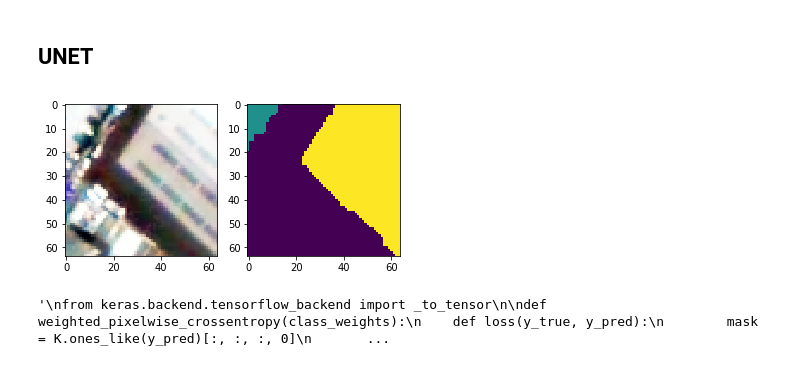
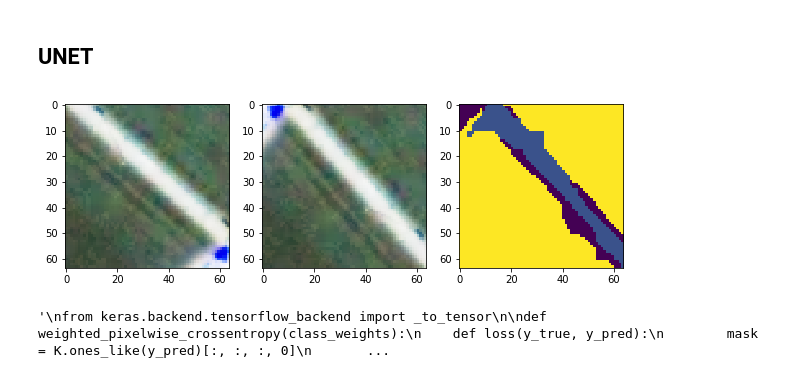
Before and after one commit to CyrilWendl/SIE-Master, a Jupyter notebook: Zurich/Zurich Land Cover Classification.ipynb, the cells around one changed output. Drawn from its saved outputs; the diff is of its cells as text; code cells hidden in the pictures.

Commit message:
Added more data to the training and testing set

```diff
--- a/Zurich/Zurich Land Cover Classification.ipynb
+++ b/Zurich/Zurich Land Cover Classification.ipynb
@@ -293,8 +286,8 @@ Using TensorFlow backend.
 # %%
-#x_train_im, x_test_im, y_train_labels_im, y_test_labels_im  = train_test_split(im_patches, gt_patches, test_size=.2, random_state = 42)
+x_train_im, x_test_im, y_train_labels_im, y_test_labels_im  = train_test_split(im_patches, gt_patches, test_size=.2, random_state = 42)
 
-#x_train_im, x_val_im, y_train_labels_im, y_val_labels_im  = train_test_split(x_train_im, y_train_labels_im, test_size=.25, random_state = 42)
-x_train_im, x_val_im, y_train_labels_im, y_val_labels_im  = train_test_split(im_patches, gt_patches, test_size=.25, random_state = 42)
+x_train_im, x_val_im, y_train_labels_im, y_val_labels_im  = train_test_split(x_train_im, y_train_labels_im, test_size=.25, random_state = 42)
+#x_train_im, x_val_im, y_train_labels_im, y_val_labels_im  = train_test_split(im_patches, gt_patches, test_size=.25, random_state = 42)
 
 labels_unique = np.unique(y_train_labels_im.flatten())
 print(labels_unique)
@@ -424,11 +402,10 @@ callback_lr = ReduceLROnPlateau(monitor='val_loss', factor=0.5, patience=12, ver
 
 callback_tensorboard = TensorBoard(log_dir='./Graph', histogram_freq=0, write_graph=True, write_images=True)
 # %%
-from skimage import transform
 import numpy as np
 
 
-def augment_images_and_gt(im_patches, gt_patches, normalize=False, rf_h=True, rf_v=True, rot=True, mode='symmetric'):
+def augment_images_and_gt(im_patches, gt_patches, normalize=False, rf_h=True, rf_v=True, rot=True, jitter=False):
     """
     :param im_patches: Image to transform
     :param gt_patches: Ground truth to transform
@@ -437,25 +414,25 @@ def augment_images_and_gt(im_patches, gt_patches, normalize=False, rf_h=True, rf
     :param rf_h: Random horizontal flipping (default: True)
     :param rf_v: Random vertica flipping (default: True)
     :param rot: Randomly rotate image by 0, 90, 180 or 270 degrees (default: True)
-    :param mode: Mode for reflection {‘constant’, ‘edge’, ‘symmetric’, ‘reflect’, ‘wrap’}
+    :param jitter: Add random noise in N(0,0.01) to image
     :return: augmented image and ground truth
     """
 
     im_patches_t = []  # transformed images
     gt_patches_t = []  # transformed labels
     #  normalize image between range (0,1)
-    if len(np.shape(im_patches_t))<3:
+    if len(np.shape(im_patches)) < 4:
         flag_singleimg = True
         im_patches = im_patches[np.newaxis]
         gt_patches = gt_patches[np.newaxis]
     else:
         flag_singleimg = False
+
     for (im, gt) in zip(im_patches, gt_patches):
         if normalize:
             im /= np.max(im)
 
         # random flipping
-
         if rf_h:
             if np.random.randint(2):
                 im = np.fliplr(im)
@@ -467,9 +444,20 @@ def augment_images_and_gt(im_patches, gt_patches, normalize=False, rf_h=True, rf
 
         # rotation
         if rot:
-            angle = np.random.randint(4) * 90 # random angle in [0, 90, 180, 270]
-            im = transform.rotate(im, angle, mode=mode)
-            gt = np.round(transform.rotate(gt, angle, mode=mode))
+            if np.random.choice([0, 1], p=[.25, .75]):
+                k = np.random.randint(1, 4)  # rotate 1, 2 or 3 times by 90 degrees
+                im = np.rot90(im, k)
+                gt = np.rot90(gt, k)
+
+        # noise injection (jittering), only for image
+        if jitter:
+            if np.random.randint(2):
+                noise = np.random.normal(0, .01, np.shape(im))
+                im += noise
+
+        # Scale image between [0, 1]
+        im -= np.min(im)
+        im /= np.max(im)
 
         im_patches_t.append(im)
         gt_patches_t.append(gt)
@@ -479,14 +467,17 @@ def augment_images_and_gt(im_patches, gt_patches, normalize=False, rf_h=True, rf
     else:
         return im_patches_t, gt_patches_t
 # %%
-im_patches_vis, gt_patches_vis = augment_images_and_gt(x_train_im, y_train_labels_im, rf_h=True, rf_v=True, rot=True)
-fig, axes = plt.subplots(1,2)
-img_idx = 13
-axes[0].imshow(im_patches_vis[img_idx][:,:,:3])
-axes[1].imshow(gt_patches_vis[img_idx])
+img_idx = 14
+im_patches_vis, gt_patches_vis = augment_images_and_gt(x_train_im[img_idx], y_train_labels_im[img_idx], rf_h=True, rf_v=True, rot=True)
+
+fig, axes = plt.subplots(1,3)
+fig.set_size_inches((10,5))
+axes[0].imshow(x_train_im[img_idx][:,:,:3])
+axes[1].imshow(im_patches_vis[:,:,:3])
+axes[2].imshow(gt_patches_vis)
 plt.show()
 # %% [output]
-[figure, old version]
+[figure, new version]
 # %%
 # custom data generator
 def batch_generator(X, y, batch_size, data_augmentation=False):
```
Also changed, not shown: parts of 29 cells of this notebook.
